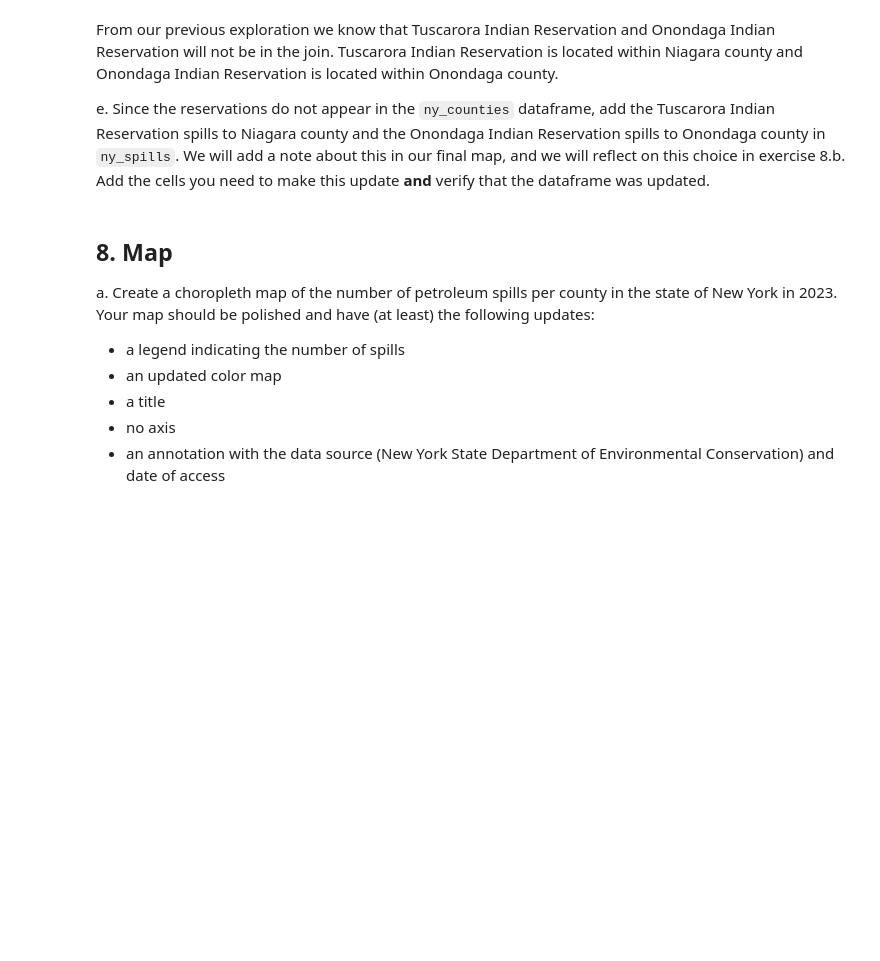
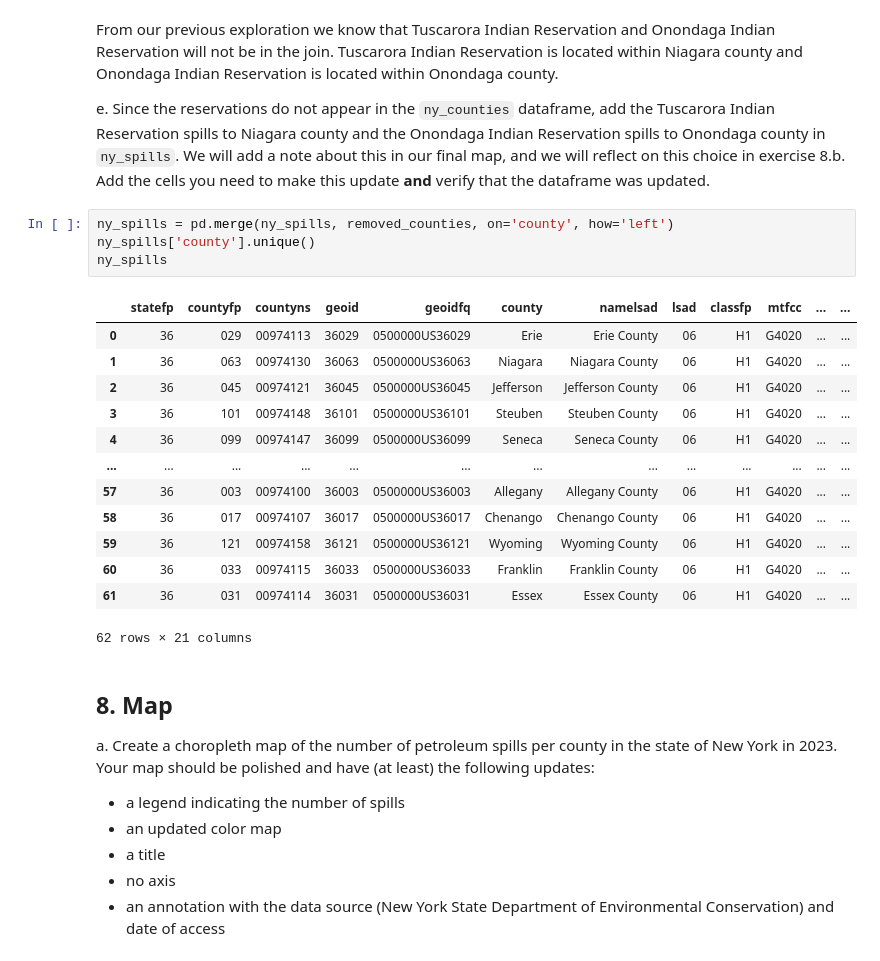
Before and after one commit to Karlavramos/eds220-hwk3, a Jupyter notebook: hwk3-task2-spills.ipynb, the cells around one changed output. Drawn from its saved outputs; the diff is of its cells as text; blank space fills up the shorter version.

```diff
--- a/hwk3-task2-spills.ipynb
+++ b/hwk3-task2-spills.ipynb
@@ -750,6 +770,24 @@ _Type your answer here, replacing this text._
 From our previous exploration we know that Tuscarora Indian Reservation and Onondaga Indian Reservation will not be in the join. Tuscarora Indian Reservation is located within Niagara county and Onondaga Indian Reservation is located within Onondaga county.
 
 e. Since the reservations do not appear in the `ny_counties` dataframe, add the Tuscarora Indian Reservation spills to Niagara county and the Onondaga Indian Reservation spills to Onondaga county in `ny_spills`. We will add a note about this in our final map, and we will reflect on this choice in exercise 8.b. Add the cells you need to make this update **and** verify that the dataframe was updated.
+# %%
+ny_spills = pd.merge(ny_spills, removed_counties, on='county', how='left')
+ny_spills['county'].unique()
+ny_spills
+# %% [output]
+|  | statefp | countyfp | countyns | geoid | geoidfq | county | namelsad | lsad | classfp | mtfcc | ... | ... |
+| 0 | 36 | 029 | 00974113 | 36029 | 0500000US36029 | Erie | Erie County | 06 | H1 | G4020 | ... | ... |
+| 1 | 36 | 063 | 00974130 | 36063 | 0500000US36063 | Niagara | Niagara County | 06 | H1 | G4020 | ... | ... |
+| 2 | 36 | 045 | 00974121 | 36045 | 0500000US36045 | Jefferson | Jefferson County | 06 | H1 | G4020 | ... | ... |
+| 3 | 36 | 101 | 00974148 | 36101 | 0500000US36101 | Steuben | Steuben County | 06 | H1 | G4020 | ... | ... |
+| 4 | 36 | 099 | 00974147 | 36099 | 0500000US36099 | Seneca | Seneca County | 06 | H1 | G4020 | ... | ... |
+| ... | ... | ... | ... | ... | ... | ... | ... | ... | ... | ... | ... | ... |
+| 57 | 36 | 003 | 00974100 | 36003 | 0500000US36003 | Allegany | Allegany County | 06 | H1 | G4020 | ... | ... |
+| 58 | 36 | 017 | 00974107 | 36017 | 0500000US36017 | Chenango | Chenango County | 06 | H1 | G4020 | ... | ... |
+| 59 | 36 | 121 | 00974158 | 36121 | 0500000US36121 | Wyoming | Wyoming County | 06 | H1 | G4020 | ... | ... |
+| 60 | 36 | 033 | 00974115 | 36033 | 0500000US36033 | Franklin | Franklin County | 06 | H1 | G4020 | ... | ... |
+| 61 | 36 | 031 | 00974114 | 36031 | 0500000US36031 | Essex | Essex County | 06 | H1 | G4020 | ... | ... |
+62 rows × 21 columns
 # %% [markdown]
 ## 8. Map
 a. Create a choropleth map of the number of petroleum spills per county in the state of New York in 2023.
```
Also changed, not shown: parts of 6 cells of this notebook.
